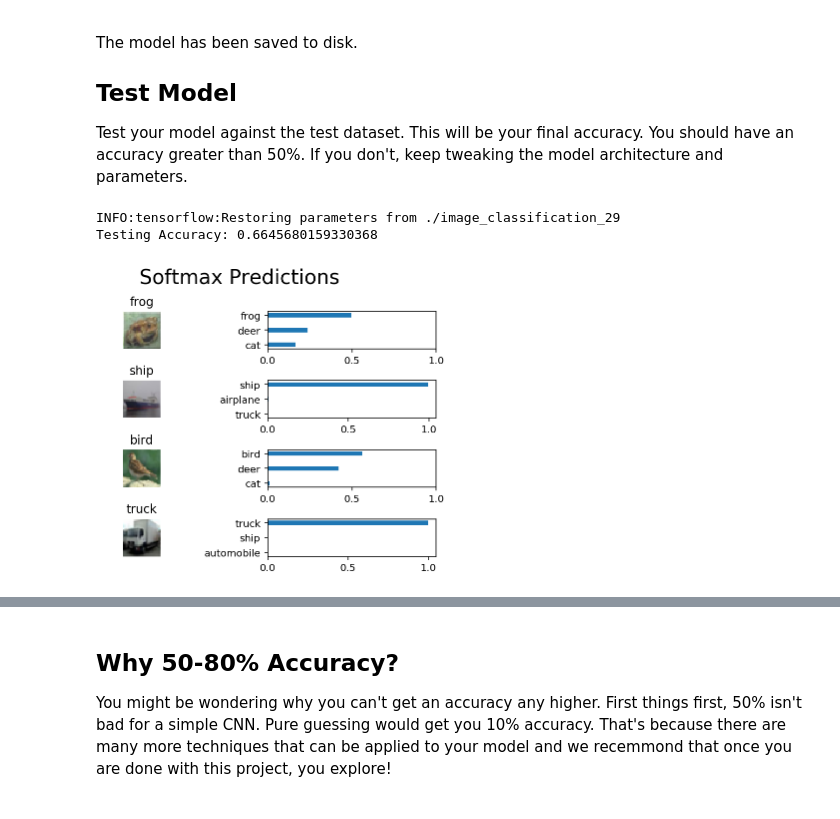
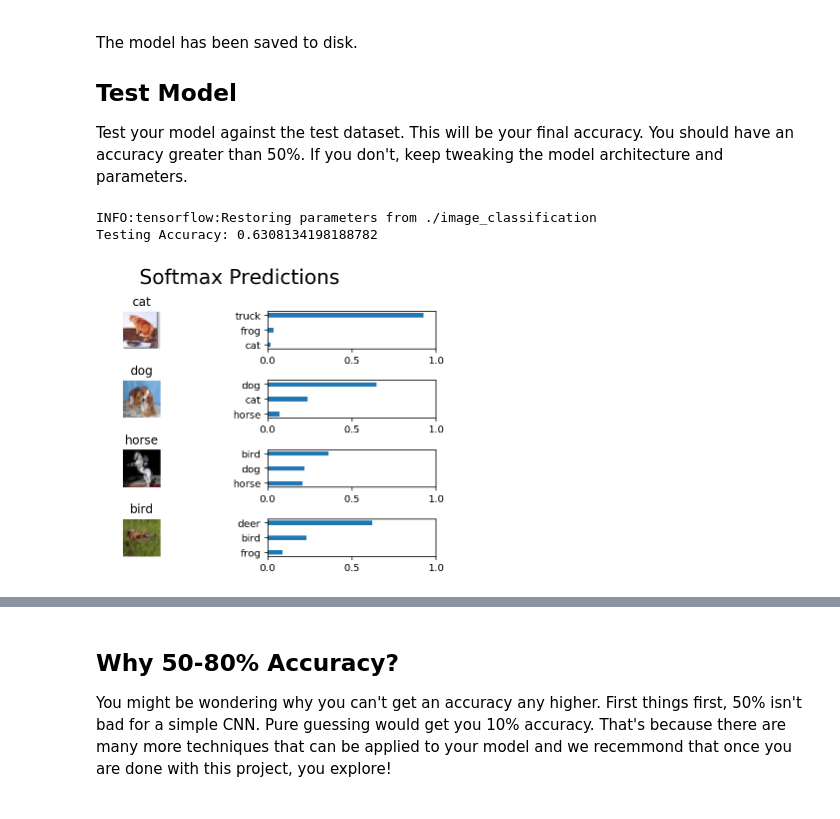
Before and after one commit to mqkh515/udacityMLND, a Jupyter notebook: projects/image-classification/image_classification.ipynb, the cells around one changed output, grey strips where cells are left out. Cells and saved outputs as stored; diff of their text form; code cells hidden in the pictures.

Commit message:
second submission of image classification project

```diff
--- a/projects/image-classification/image_classification.ipynb
+++ b/projects/image-classification/image_classification.ipynb
@@ -500,9 +498,9 @@ def print_stats(session, feature_batch, label_batch, cost, accuracy):
     """
     # TODO: Implement Function
     cost_val = session.run(cost, feed_dict={keep_prob: 1.0, x: feature_batch, y: label_batch})
-    accuracy_val = session.run(accuracy, feed_dict={keep_prob: 1.0, x: feature_batch, y: label_batch})
+    accuracy_val = session.run(accuracy, feed_dict={keep_prob: 1.0, x: valid_features, y: valid_labels})
 
-    print('batch cost: %4.4f; batch accuracy: %4.4f' % (cost_val, accuracy_val))
+    print('batch cost: %4.4f; validation accuracy: %4.4f' % (cost_val, accuracy_val))
 # %% [markdown]
 ### Hyperparameters
 Tune the following parameters:
@@ -577,6 +574,6 @@ Epoch 50, CIFAR-10 Batch 1:  batch cost: 0.0983; batch accuracy: 0.9966
 # %%
 # TODO: Tune Parameters
-epochs = 30
+epochs = 10
 batch_size = 512
 keep_probability = 0.5
 # %% [markdown]
@@ -594,7 +591,6 @@ with tf.Session() as sess:
     sess.run(tf.global_variables_initializer())
 
     # Training cycle
-    saver = tf.train.Saver()
     for epoch in range(epochs):
         # Loop over all batches
         n_batches = 5
@@ -604,9 +600,8 @@ with tf.Session() as sess:
             print('Epoch {:>2}, CIFAR-10 Batch {}:  '.format(epoch + 1, batch_i), end='')
             print_stats(sess, batch_features, batch_labels, cost, accuracy)
 
-        # sorry I modified the code here a bit so that to know which epoch stop point to choose
-        if epoch % 5 == 4:
-            # Save Model
-            save_path = saver.save(sess, save_model_path + '_%d' % epoch)
+    # Save Model
+    saver = tf.train.Saver()
+    save_path = saver.save(sess, save_model_path)
 # %% [output]
 Training...
@@ -650,7 +645,7 @@ try:
 except NameError:
     batch_size = 64
 
-save_model_path = './image_classification_29'
+save_model_path = './image_classification'
 n_samples = 4
 top_n_predictions = 3
 
@@ -669,33 +664,33 @@ def test_model():
 
         # Get Tensors from loaded model
         loaded_x = loaded_graph.get_tensor_by_name('x:0')
         loaded_y = loaded_graph.get_tensor_by_name('y:0')
         loaded_keep_prob = loaded_graph.get_tensor_by_name('keep_prob:0')
         loaded_logits = loaded_graph.get_tensor_by_name('logits:0')
         loaded_acc = loaded_graph.get_tensor_by_name('accuracy:0')
 
         # Get accuracy in batches for memory limitations
         test_batch_acc_total = 0
         test_batch_count = 0
 
         for train_feature_batch, train_label_batch in helper.batch_features_labels(test_features, test_labels, batch_size):
             test_batch_acc_total += sess.run(
                 loaded_acc,
                 feed_dict={loaded_x: train_feature_batch, loaded_y: train_label_batch, loaded_keep_prob: 1.0})
             test_batch_count += 1
 
         print('Testing Accuracy: {}\n'.format(test_batch_acc_total/test_batch_count))
 
         # Print Random Samples
         random_test_features, random_test_labels = tuple(zip(*random.sample(list(zip(test_features, test_labels)), n_samples)))
         random_test_predictions = sess.run(
             tf.nn.top_k(tf.nn.softmax(loaded_logits), top_n_predictions),
             feed_dict={loaded_x: random_test_features, loaded_y: random_test_labels, loaded_keep_prob: 1.0})
         helper.display_image_predictions(random_test_features, random_test_labels, random_test_predictions)
 
 
 test_model()
 # %% [output]
-INFO:tensorflow:Restoring parameters from ./image_classification_29
-Testing Accuracy: 0.6645680159330368
+INFO:tensorflow:Restoring parameters from ./image_classification
+Testing Accuracy: 0.6308134198188782
-[figure, old version]
+[figure, new version]
```
Also changed, not shown: parts of 7 cells of this notebook, 1 other file.
